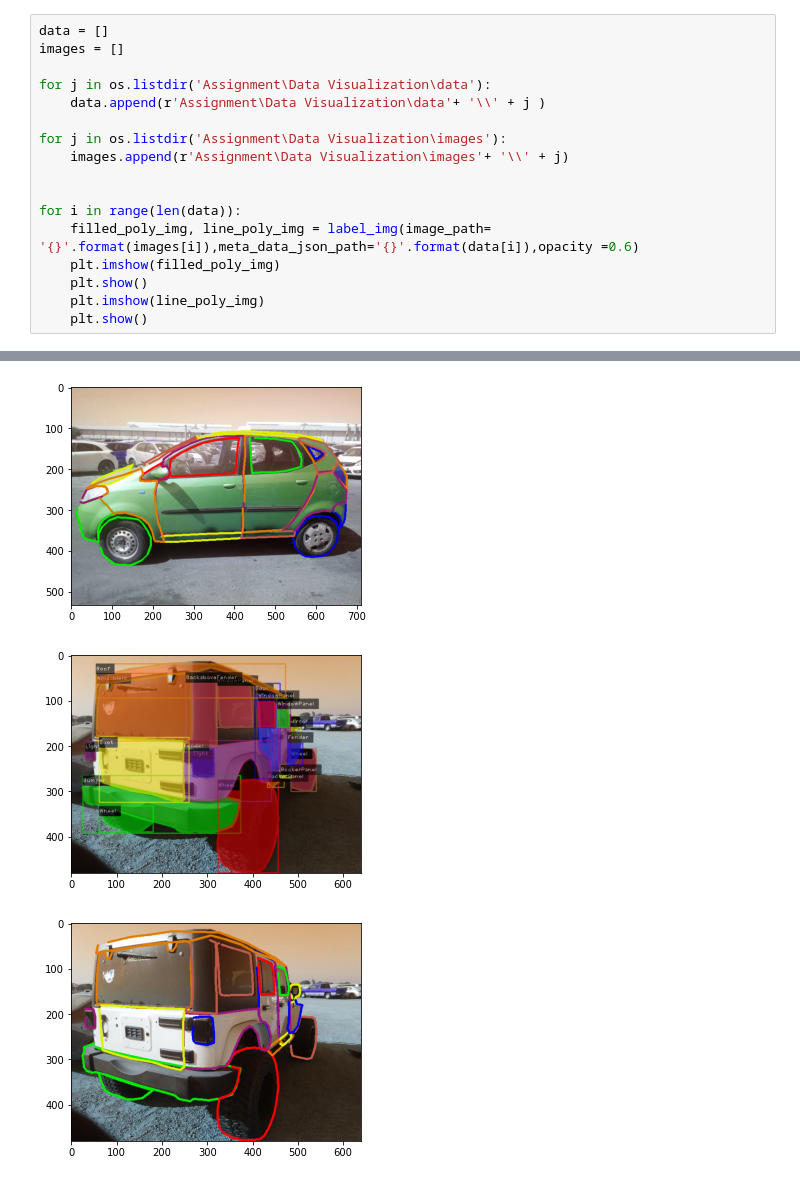
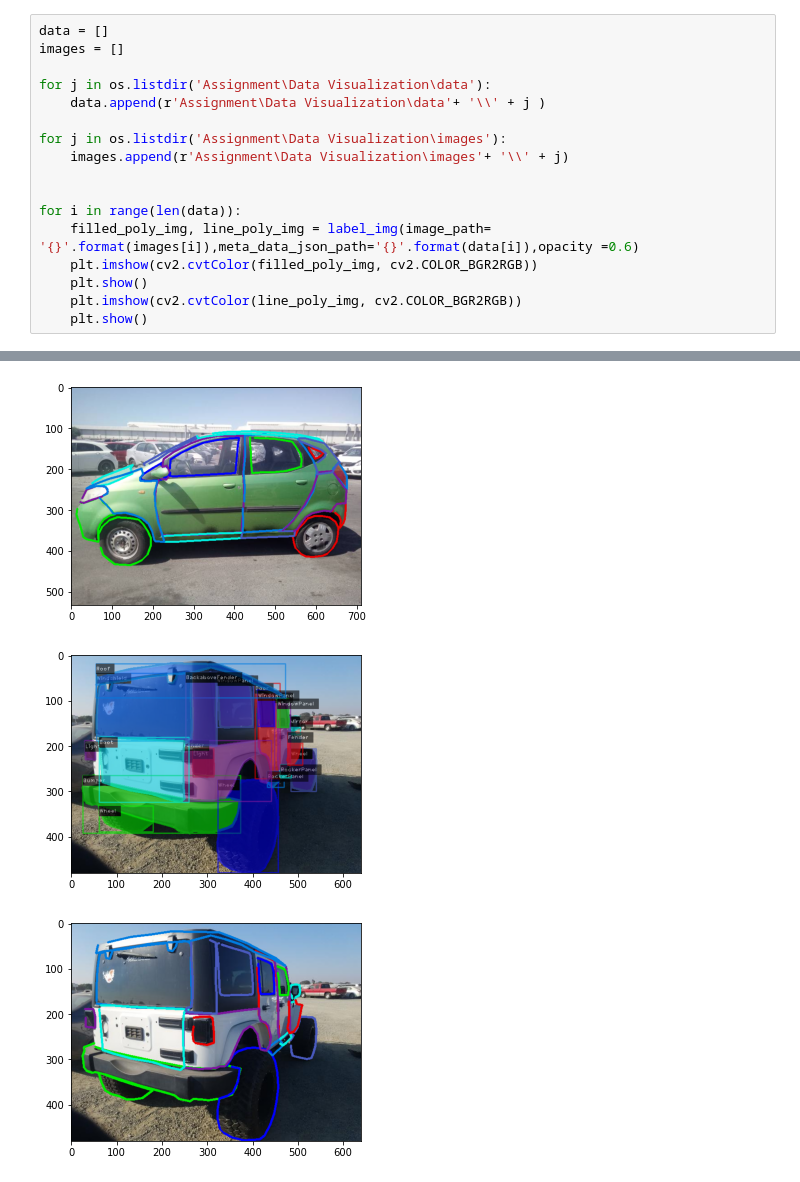
Before and after one commit to AdityaN1198/carscan, a Jupyter notebook: demo.ipynb, the cells around one changed output, grey strips where cells are left out. Cells and saved outputs as stored; diff of their text form.

Commit message:
changed colormap

```diff
--- a/demo.ipynb
+++ b/demo.ipynb
@@ -17,8 +18,8 @@ for j in os.listdir('Assignment\Data Visualization\images'):
 
 for i in range(len(data)):
     filled_poly_img, line_poly_img = label_img(image_path= '{}'.format(images[i]),meta_data_json_path='{}'.format(data[i]),opacity =0.6)
-    plt.imshow(filled_poly_img)
+    plt.imshow(cv2.cvtColor(filled_poly_img, cv2.COLOR_BGR2RGB))
     plt.show()
-    plt.imshow(line_poly_img)
+    plt.imshow(cv2.cvtColor(line_poly_img, cv2.COLOR_BGR2RGB))
     plt.show()
 # %% [output]
@@ -26,3 +27,3 @@ for i in range(len(data)):
-[figure, old version]
+[figure, new version]
-[figure, old version]
+[figure, new version]
-[figure, old version]
+[figure, new version]
```
Also changed, not shown: parts of 2 cells of this notebook.
